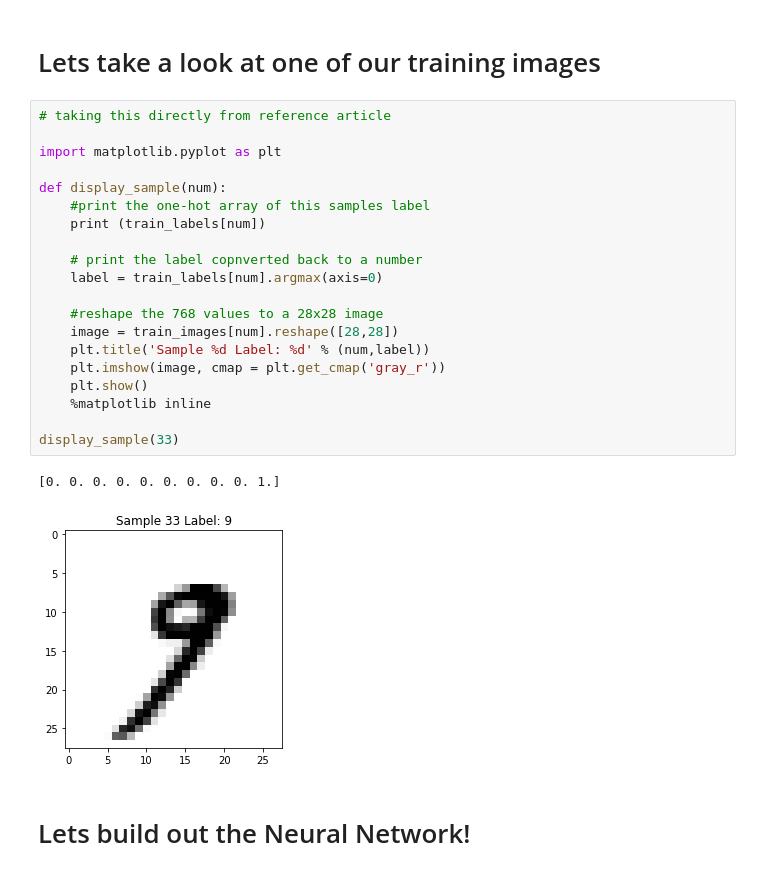
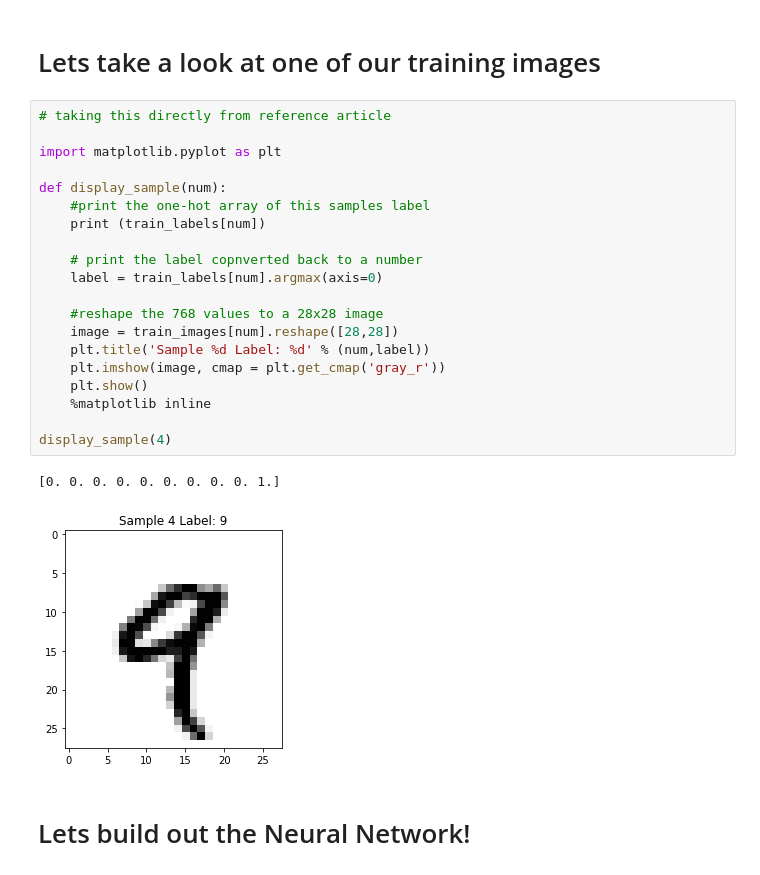
Before and after one commit to darshdee/Deep-Learning, a Jupyter notebook: My Projects/Keras 101.ipynb, the cells around one changed output. Cells and saved outputs as stored; diff of their text form.

```diff
--- a/My Projects/Keras 101.ipynb
+++ b/My Projects/Keras 101.ipynb
@@ -40,26 +40,26 @@ test_labels = keras.utils.to_categorical(mnist_test_labels,10)
 # %%
 # taking this directly from reference article
 
 import matplotlib.pyplot as plt
 
 def display_sample(num):
     #print the one-hot array of this samples label
     print (train_labels[num])
 
     # print the label copnverted back to a number
     label = train_labels[num].argmax(axis=0)
 
     #reshape the 768 values to a 28x28 image
     image = train_images[num].reshape([28,28])
     plt.title('Sample %d Label: %d' % (num,label))
     plt.imshow(image, cmap = plt.get_cmap('gray_r'))
     plt.show()
     %matplotlib inline
 
-display_sample(33)
+display_sample(4)
 # %% [output]
 [0. 0. 0. 0. 0. 0. 0. 0. 0. 1.]
-[figure, old version]
+[figure, new version]
 # %% [markdown]
 # Lets build out the Neural Network!
 # %%
```
Also changed, not shown: parts of 4 cells of this notebook.
